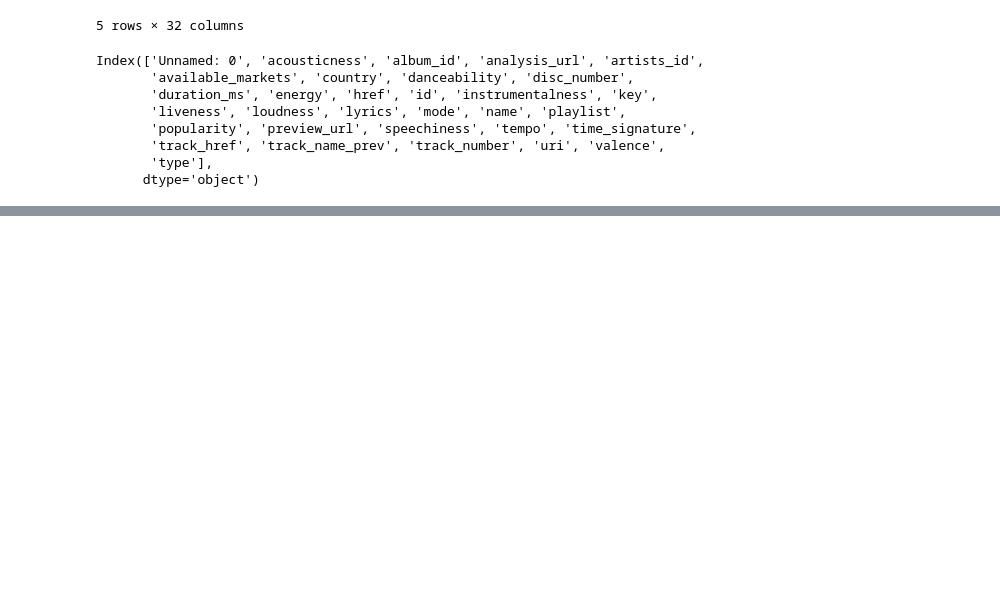
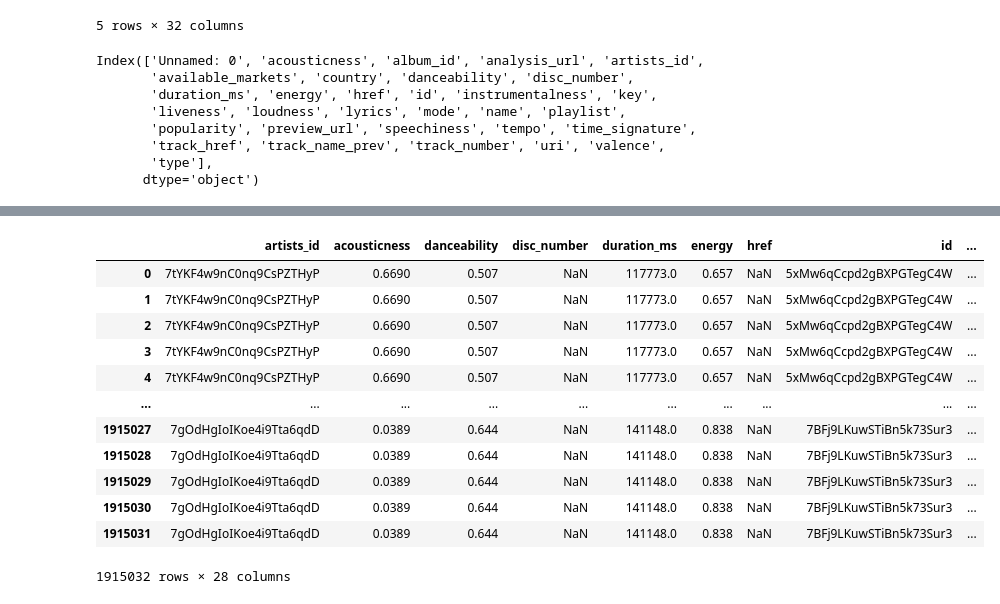
Before and after one commit to vananh-ng/bigdataproject, a Jupyter notebook: model.ipynb, the cells around one changed output, grey strips where cells are left out. Cells and saved outputs as stored; diff of their text form; code cells hidden in the pictures; blank space fills up the shorter version.

```diff
--- a/model.ipynb
+++ b/model.ipynb
@@ -56,0 +435,5 @@ Index(['Unnamed: 0', 'acousticness', 'album_id', 'analysis_url', 'artists_id',
+# %%
+artist_data.rename(columns={'id': 'artists_id', 'name': 'artists_name'}, inplace=True)
+albums_data.rename(columns={'id': 'album_id', 'release_date': 'release_date'}, inplace=True)
+# %%
+track_data = track_data.drop_duplicates(subset='album_id', keep='first')
@@ -56,0 +446,43 @@ Index(['Unnamed: 0', 'acousticness', 'album_id', 'analysis_url', 'artists_id',
+# %%
+def merge_datasets(track_data, album_data, artist_data):
+    # Renaming the columns
+    artist_data.rename(columns={'id': 'artists_id', 'name': 'artists_name'}, inplace=True)
+    album_data.rename(columns={'id': 'album_id', 'release_date': 'release_date'}, inplace=True)
+
+    # Merging track_data and album_data on 'album_id'
+    merged_df = pd.merge(track_data, album_data[['album_id', 'release_date']], on='album_id')
+
+    # Merging merged_df and artist_data on 'artists_id'
+    merged_df = pd.merge(merged_df, artist_data[['artists_id', 'artists_name', 'genres']], on='artists_id')
+
+    # Extracting the release year from release_date
+    merged_df['release_year'] = pd.to_datetime(merged_df['release_date']).dt.year
+
+    # Selecting the columns you want
+    merged_df = merged_df[['artists_id', 'acousticness', 'danceability', 'disc_number',
+       'duration_ms', 'energy', 'href', 'id', 'instrumentalness', 'key',
+       'liveness', 'loudness', 'lyrics', 'mode', 'name', 'playlist',
+       'popularity', 'preview_url', 'speechiness', 'tempo', 'time_signature',
+       'track_href', 'uri', 'valence', 'release_date', 'artists_name',
+       'genres', 'release_year']]
+
+    return merged_df
+final_df = merge_datasets(track_data, albums_data, artist_data)
+# %%
+final_df['artists_id'] = final_df['artists_id'].str.strip("[]").str.replace("'", "")
+# %%
+final_df
+# %% [output]
+|  | artists_id | acousticness | danceability | disc_number | duration_ms | energy | href | id | ... |
+| 0 | 7tYKF4w9nC0nq9CsPZTHyP | 0.6690 | 0.507 | NaN | 117773.0 | 0.657 | NaN | 5xMw6qCcpd2gBXPGTegC4W | ... |
+| 1 | 7tYKF4w9nC0nq9CsPZTHyP | 0.6690 | 0.507 | NaN | 117773.0 | 0.657 | NaN | 5xMw6qCcpd2gBXPGTegC4W | ... |
+| 2 | 7tYKF4w9nC0nq9CsPZTHyP | 0.6690 | 0.507 | NaN | 117773.0 | 0.657 | NaN | 5xMw6qCcpd2gBXPGTegC4W | ... |
+| 3 | 7tYKF4w9nC0nq9CsPZTHyP | 0.6690 | 0.507 | NaN | 117773.0 | 0.657 | NaN | 5xMw6qCcpd2gBXPGTegC4W | ... |
+| 4 | 7tYKF4w9nC0nq9CsPZTHyP | 0.6690 | 0.507 | NaN | 117773.0 | 0.657 | NaN | 5xMw6qCcpd2gBXPGTegC4W | ... |
+| ... | ... | ... | ... | ... | ... | ... | ... | ... | ... |
+| 1915027 | 7gOdHgIoIKoe4i9Tta6qdD | 0.0389 | 0.644 | NaN | 141148.0 | 0.838 | NaN | 7BFj9LKuwSTiBn5k73Sur3 | ... |
+| 1915028 | 7gOdHgIoIKoe4i9Tta6qdD | 0.0389 | 0.644 | NaN | 141148.0 | 0.838 | NaN | 7BFj9LKuwSTiBn5k73Sur3 | ... |
+| 1915029 | 7gOdHgIoIKoe4i9Tta6qdD | 0.0389 | 0.644 | NaN | 141148.0 | 0.838 | NaN | 7BFj9LKuwSTiBn5k73Sur3 | ... |
+| 1915030 | 7gOdHgIoIKoe4i9Tta6qdD | 0.0389 | 0.644 | NaN | 141148.0 | 0.838 | NaN | 7BFj9LKuwSTiBn5k73Sur3 | ... |
+| 1915031 | 7gOdHgIoIKoe4i9Tta6qdD | 0.0389 | 0.644 | NaN | 141148.0 | 0.838 | NaN | 7BFj9LKuwSTiBn5k73Sur3 | ... |
+1915032 rows × 28 columns
```
Also changed, not shown: parts of 51 cells of this notebook, 2 other files.
